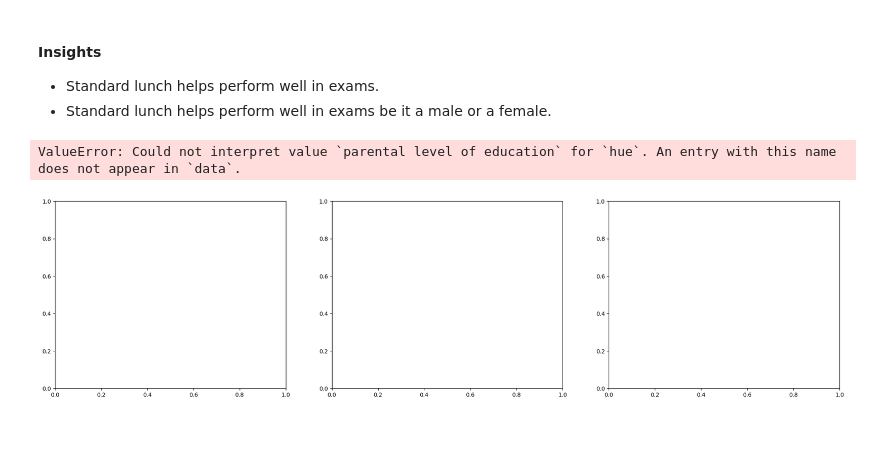
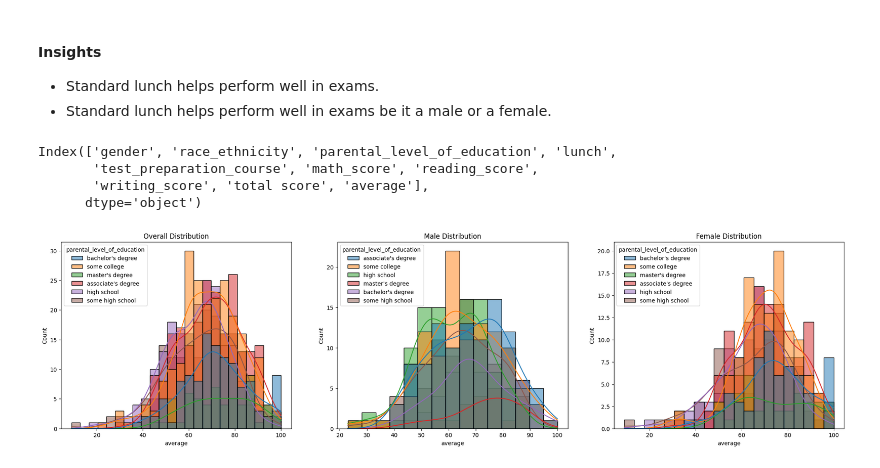
Before and after one commit to Abhay7400/End-to-End-Student-Performance-ML-Project, a Jupyter notebook: notebook/1 . EDA STUDENT PERFORMANCE .ipynb, the cells around one changed output. Cells and saved outputs as stored; diff of their text form; code cells hidden in the pictures; blank space fills up the shorter version.

```diff
--- a/notebook/1 . EDA STUDENT PERFORMANCE .ipynb
+++ b/notebook/1 . EDA STUDENT PERFORMANCE .ipynb
@@ -249,24 +249,30 @@ plt.show()
 #### Insights
 * Standard lunch helps perform well in exams.
 * Standard lunch helps perform well in exams be it a male or a female.
+# %%
+df.columns
+# %% [output]
+Index(['gender', 'race_ethnicity', 'parental_level_of_education', 'lunch',
+       'test_preparation_course', 'math_score', 'reading_score',
+       'writing_score', 'total score', 'average'],
+      dtype='object')
 # %%
 # Create a figure with 1 row and 3 columns
 fig, axes = plt.subplots(1, 3, figsize=(25, 6))
 
 # First subplot
-sns.histplot(data=df, x='average', kde=True, hue='parental level of education', ax=axes[0])
+sns.histplot(data=df, x='average', kde=True, hue='parental_level_of_education', ax=axes[0])
 axes[0].set_title('Overall Distribution')
 
 # Second subplot
-sns.histplot(data=df[df.gender == 'male'], x='average', kde=True, hue='parental level of education', ax=axes[1])
+sns.histplot(data=df[df.gender == 'male'], x='average', kde=True, hue='parental_level_of_education', ax=axes[1])
 axes[1].set_title('Male Distribution')
 
 # Third subplot
-sns.histplot(data=df[df.gender == 'female'], x='average', kde=True, hue='parental level of education', ax=axes[2])
+sns.histplot(data=df[df.gender == 'female'], x='average', kde=True, hue='parental_level_of_education', ax=axes[2])
 axes[2].set_title('Female Distribution')
 
 # Show the plot
 plt.show()
 # %% [output]
-ValueError: Could not interpret value `parental level of education` for `hue`. An entry with this name does not appear in `data`.
-[figure, old version]
+[figure, new version]
```
Also changed, not shown: parts of 35 cells of this notebook, 5 other files.
